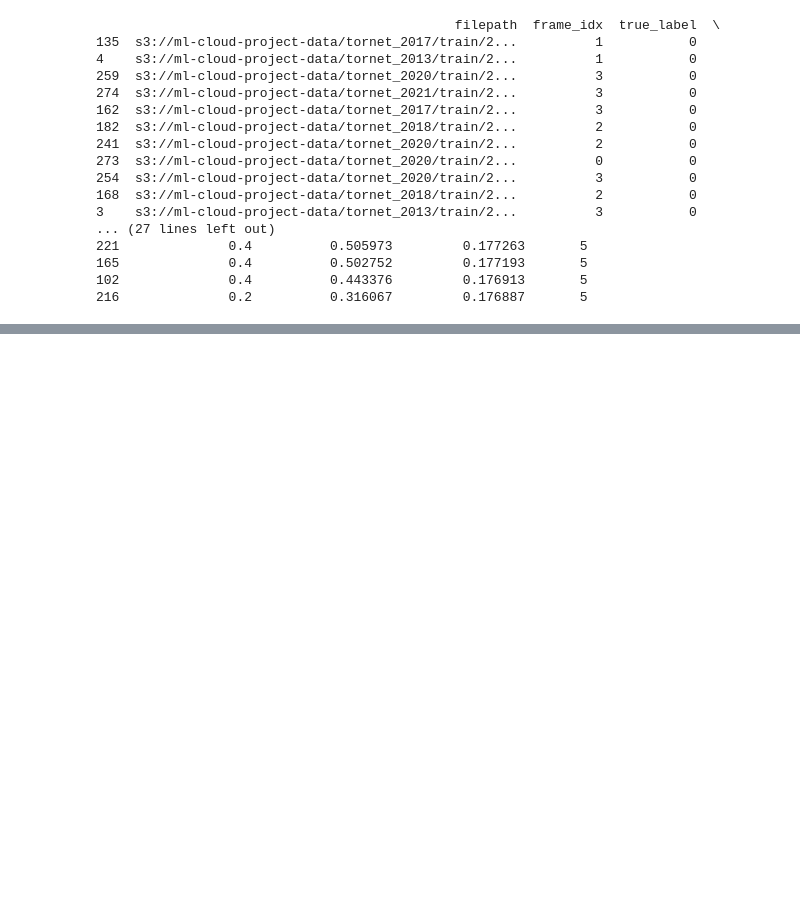
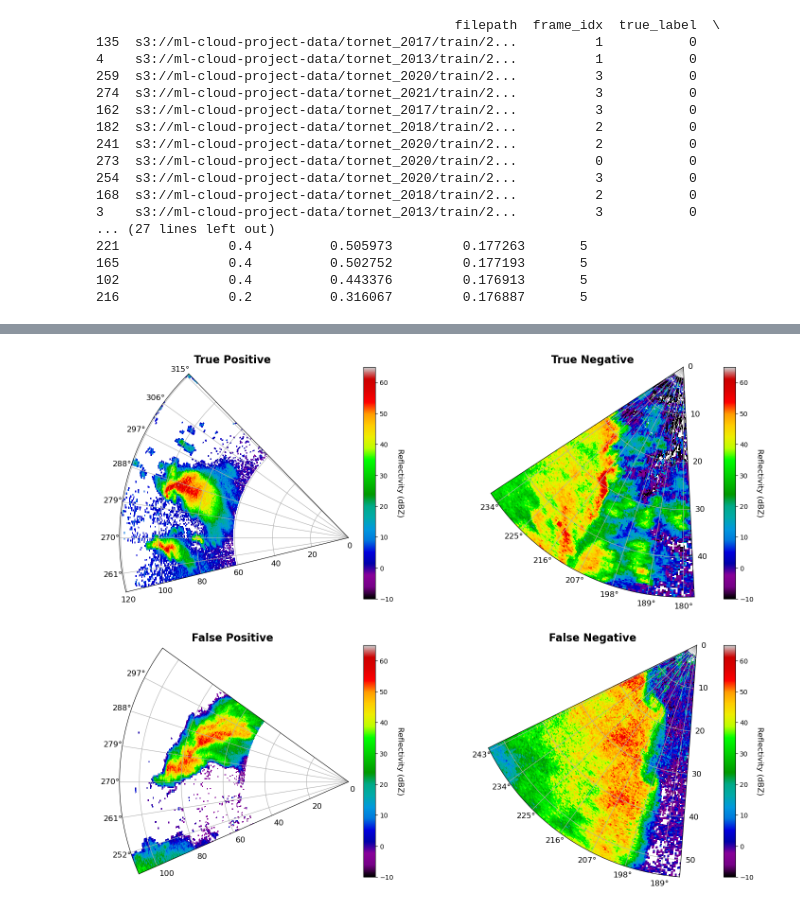
Before and after one commit to UW-MLGEO/2026MLGeo-CloudsTeam, a Jupyter notebook: torhook_model_PLOTS.ipynb, the cells around one changed output, grey strips where cells are left out. Drawn from its saved outputs; the diff is of its cells as text; code cells hidden in the pictures; blank space fills up the shorter version.

Commit message:
pushing updates mainly for the plotting notebook

```diff
--- a/torhook_model_PLOTS.ipynb
+++ b/torhook_model_PLOTS.ipynb
@@ -245,0 +248,82 @@ print(uncertain_cases.head(20))
+# %%
+import pandas as pd
+import boto3
+import tempfile
+import matplotlib.pyplot as plt
+import matplotlib.gridspec as gridspec
+import xarray as xr
+import numpy as np
+import pyart
+
+# Setup S3
+s3_client = boto3.client('s3')
+bucket_name = 'ml-cloud-project-data'
+
+# Load prediction CSV
+df = pd.read_csv("tornet_validation_predictions_5thrun.csv")
+
+# Split by prediction type
+tp = df[(df.true_label == 1) & (df.predicted_label == 1)]
+tn = df[(df.true_label == 0) & (df.predicted_label == 0)]
+fp = df[(df.true_label == 0) & (df.predicted_label == 1)]
+fn = df[(df.true_label == 1) & (df.predicted_label == 0)]
+
+# Randomly sample one from each
+cases = {
+    "True Positive": tp.sample(1).iloc[0],
+    "True Negative": tn.sample(1).iloc[0],
+    "False Positive": fp.sample(1).iloc[0],
+    "False Negative": fn.sample(1).iloc[0]
+}
+
+# Variables
+variable = "DBZ"  # reflectivity
+vmin, vmax = -10, 65
+cmap = plt.get_cmap("nipy_spectral")  # vibrant rainbow
+# cmap = plt.get_cmap("jet")            # classic rainbow
+cbar_label = "Reflectivity (dBZ)"
+
+# Use GridSpec for tighter layout
+fig = plt.figure(figsize=(18, 14))
+gs = gridspec.GridSpec(2, 2, figure=fig, wspace=0.2, hspace=0.2)
+
+for i, (label, case) in enumerate(cases.items()):
+    filepath = case["filepath"]
+    frame_idx = int(case["frame_idx"])
+
+    # Download radar file
+    s3_key = filepath.replace(f"s3://{bucket_name}/", "")
+    with tempfile.NamedTemporaryFile(suffix=".nc", delete=True) as tmp:
+        s3_client.download_file(bucket_name, s3_key, tmp.name)
+        ds = xr.open_dataset(tmp.name)
+
+        # Select data: last time frame, first sweep
+        data_field = ds[variable].isel(time=-1, sweep=0)
+        az = np.deg2rad(ds['azimuth'].values)
+        r = ds['range'].values / 1000  # km
+        AZ, R = np.meshgrid(az, r)
+
+        ax = fig.add_subplot(gs[i], polar=True)
+        mesh = ax.pcolormesh(AZ, R, data_field.values.T,
+                             cmap=cmap, vmin=vmin, vmax=vmax, shading='auto')
+
+        # Configure polar plot
+        ax.set_theta_zero_location('N')
+        ax.set_theta_direction(-1)
+        ax.set_ylim(0, r.max())
+        ax.set_thetamin(np.rad2deg(az.min()))
+        ax.set_thetamax(np.rad2deg(az.max()))
+        ax.set_rlabel_position(225)
+        ax.tick_params(axis='both', labelsize=12)
+
+        # Add individual colorbar
+        cbar = fig.colorbar(mesh, ax=ax, pad=0.05, fraction=0.046)
+        cbar.set_label(cbar_label, fontsize=12, rotation=270, labelpad=15)
+        cbar.ax.tick_params(labelsize=10)
+
+        # Title
+        ax.set_title(label, fontsize=16, fontweight='bold')
+
+plt.show()
+# %% [output]
+[figure, added]
```
Also changed, not shown: parts of 1 cell of this notebook, 1 other file.
